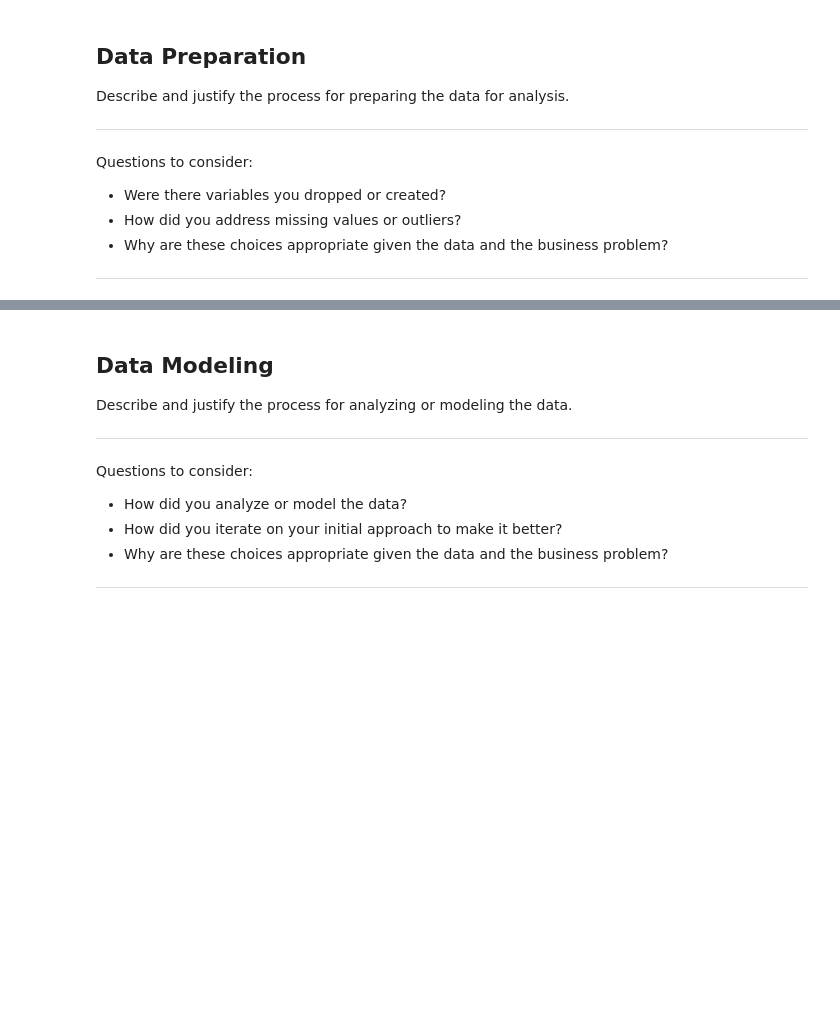
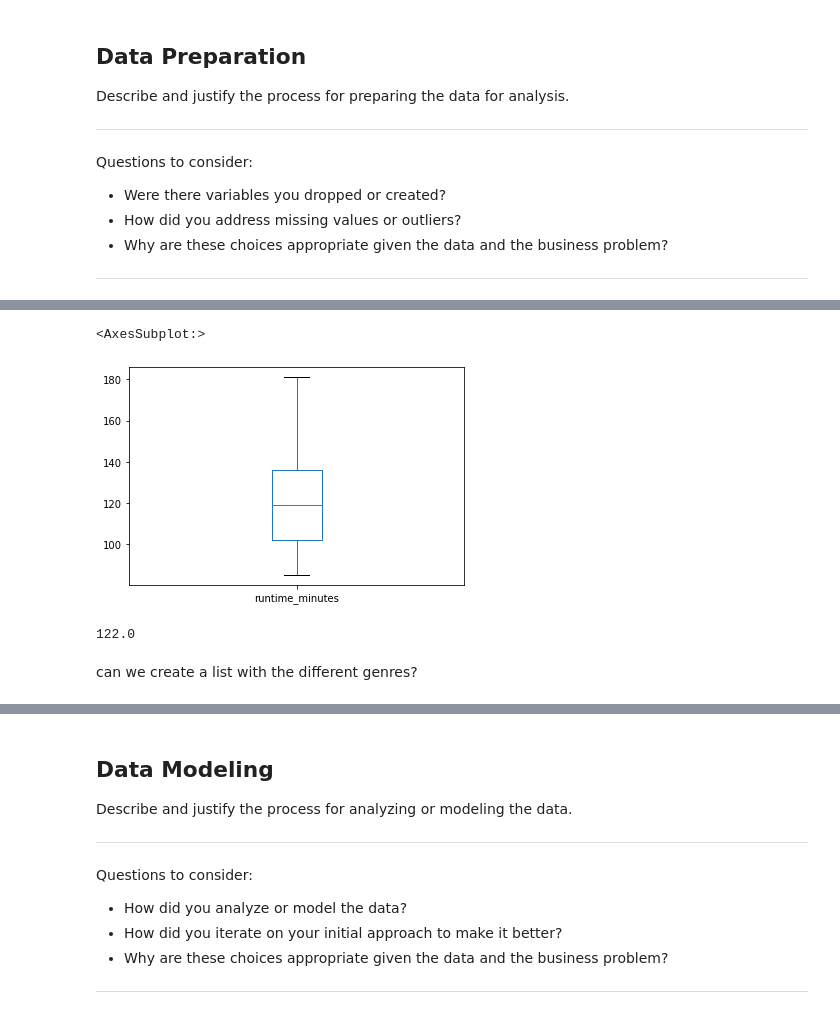
Before and after one commit to arecai/ari_first_attem, a Jupyter notebook: dsc-phase1-project-template.ipynb, the cells around one changed output, grey strips where cells are left out. Cells and saved outputs as stored; diff of their text form; code cells hidden in the pictures; blank space fills up the shorter version.

```diff
--- a/dsc-phase1-project-template.ipynb
+++ b/dsc-phase1-project-template.ipynb
@@ -278,0 +420,11 @@ Questions to consider:
+# %%
+imdb_top25['runtime_minutes'].plot.box()
+# %% [output]
+<AxesSubplot:>
+[figure, added]
+# %%
+imdb_top25['runtime_minutes'].mean()
+# %% [output]
+122.0
+# %% [markdown]
+can we create a list with the different genres?
```
Also changed, not shown: parts of 30 cells of this notebook.
